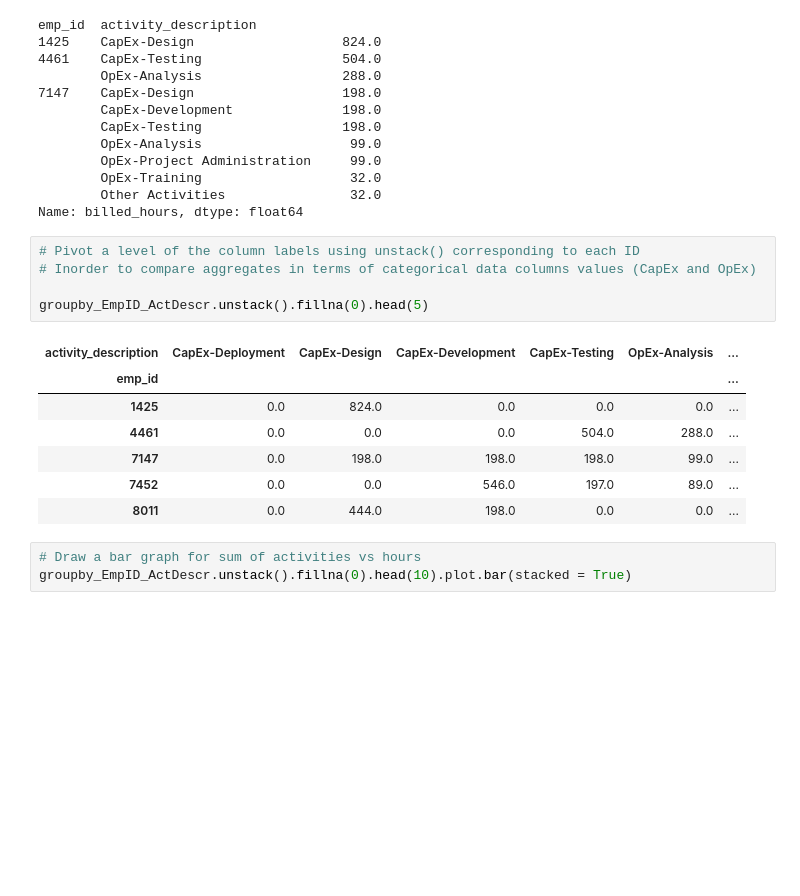
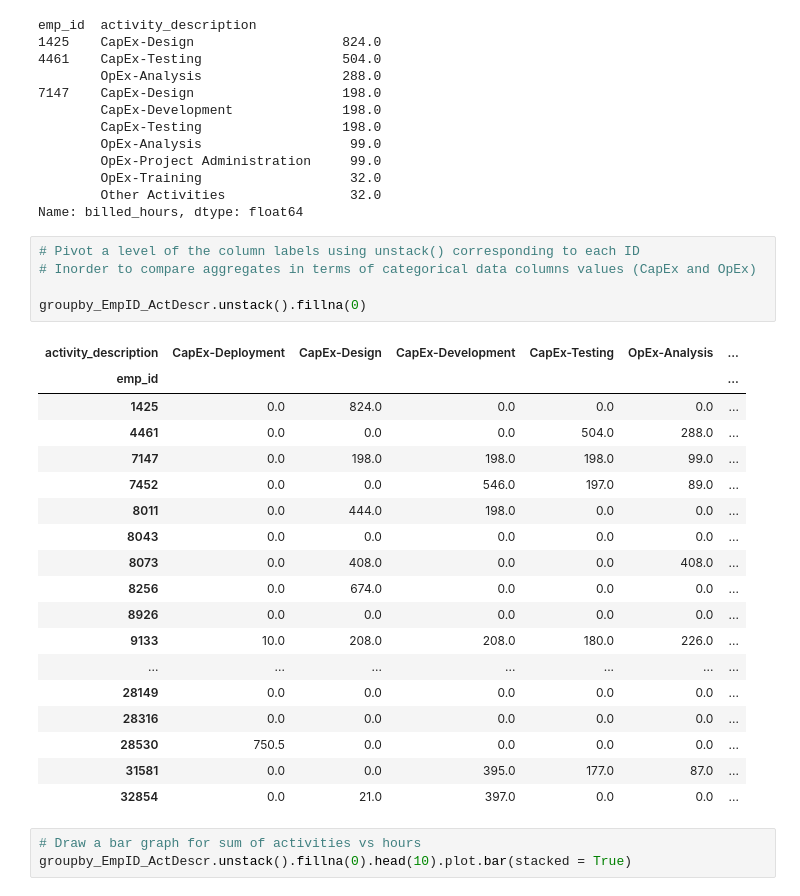
Before and after one commit to raraikon/EDA_Assignment, a Jupyter notebook: EDA_Assignment.ipynb, the cells around one changed output. Cells and saved outputs as stored; diff of their text form; blank space fills up the shorter version.

```diff
--- a/EDA_Assignment.ipynb
+++ b/EDA_Assignment.ipynb
@@ -131,16 +131,27 @@ Name: billed_hours, dtype: float64
 # %%
 # Pivot a level of the column labels using unstack() corresponding to each ID
 # Inorder to compare aggregates in terms of categorical data columns values (CapEx and OpEx)
 
-groupby_EmpID_ActDescr.unstack().fillna(0).head(5)
+groupby_EmpID_ActDescr.unstack().fillna(0)
 # %% [output]
 | activity_description | CapEx-Deployment | CapEx-Design | CapEx-Development | CapEx-Testing | OpEx-Analysis | ... |
 | emp_id |  |  |  |  |  | ... |
 | 1425 | 0.0 | 824.0 | 0.0 | 0.0 | 0.0 | ... |
 | 4461 | 0.0 | 0.0 | 0.0 | 504.0 | 288.0 | ... |
 | 7147 | 0.0 | 198.0 | 198.0 | 198.0 | 99.0 | ... |
 | 7452 | 0.0 | 0.0 | 546.0 | 197.0 | 89.0 | ... |
 | 8011 | 0.0 | 444.0 | 198.0 | 0.0 | 0.0 | ... |
+| 8043 | 0.0 | 0.0 | 0.0 | 0.0 | 0.0 | ... |
+| 8073 | 0.0 | 408.0 | 0.0 | 0.0 | 408.0 | ... |
+| 8256 | 0.0 | 674.0 | 0.0 | 0.0 | 0.0 | ... |
+| 8926 | 0.0 | 0.0 | 0.0 | 0.0 | 0.0 | ... |
+| 9133 | 10.0 | 208.0 | 208.0 | 180.0 | 226.0 | ... |
+| ... | ... | ... | ... | ... | ... | ... |
+| 28149 | 0.0 | 0.0 | 0.0 | 0.0 | 0.0 | ... |
+| 28316 | 0.0 | 0.0 | 0.0 | 0.0 | 0.0 | ... |
+| 28530 | 750.5 | 0.0 | 0.0 | 0.0 | 0.0 | ... |
+| 31581 | 0.0 | 0.0 | 395.0 | 177.0 | 87.0 | ... |
+| 32854 | 0.0 | 21.0 | 397.0 | 0.0 | 0.0 | ... |
 # %%
 # Draw a bar graph for sum of activities vs hours
 groupby_EmpID_ActDescr.unstack().fillna(0).head(10).plot.bar(stacked = True)
```
Also changed, not shown: parts of 2 cells of this notebook.
